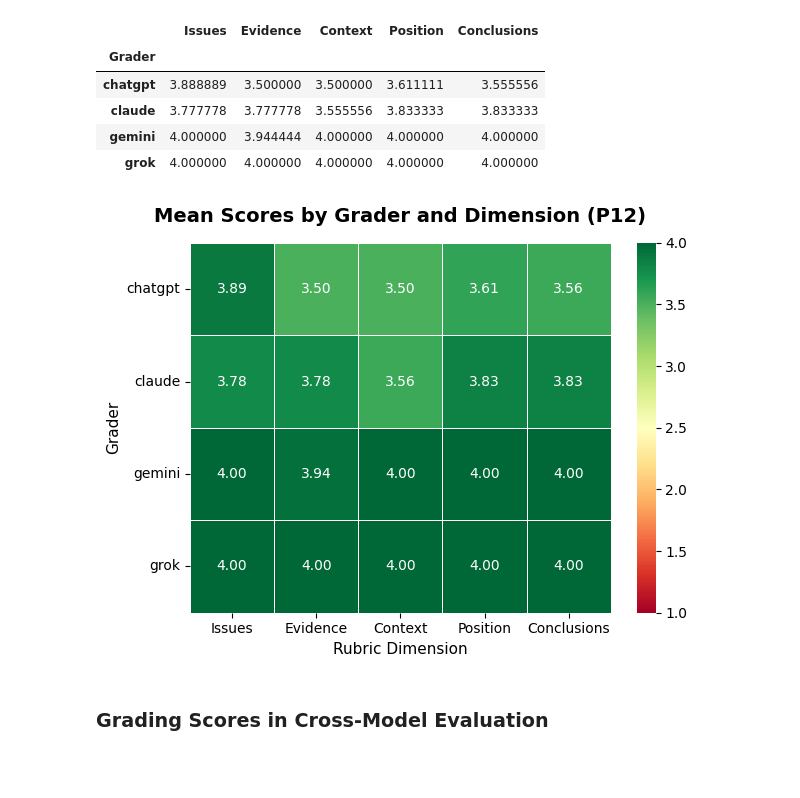
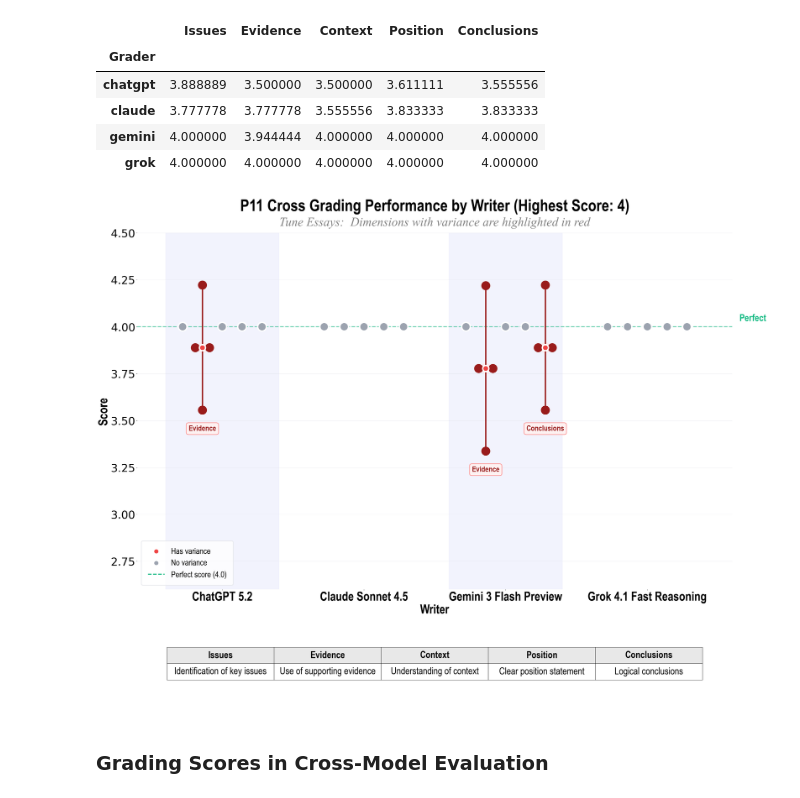
Before and after one commit to raminguyen/ai-assessment, a Jupyter notebook: src/visualize_scores_p11.ipynb, the cells around one changed output. Cells and saved outputs as stored; diff of their text form; code cells hidden in the pictures; blank space fills up the shorter version.

Commit message:
make two charts bigger

```diff
--- a/src/visualize_scores_p11.ipynb
+++ b/src/visualize_scores_p11.ipynb
@@ -37,29 +37,6 @@ heatmap_data
 | claude | 3.777778 | 3.777778 | 3.555556 | 3.833333 | 3.833333 |
 | gemini | 4.000000 | 3.944444 | 4.000000 | 4.000000 | 4.000000 |
 | grok | 4.000000 | 4.000000 | 4.000000 | 4.000000 | 4.000000 |
-# %%
-sns.heatmap(
-    heatmap_data,
-    annot=True,
-    fmt='.2f',
-    cmap='RdYlGn',
-    vmin=1,
-    vmax=4,
-    linewidths=0.5,
-    linecolor='white'
-)
-
-plt.title('Mean Scores by Grader and Dimension (P12)', fontsize=14, fontweight='bold', pad=15)
-plt.xlabel('Rubric Dimension', fontsize=25=25=25=25=11)
-plt.ylabel('Grader', fontsize=11)
-plt.xticks(rotation=0)
-plt.yticks(rotation=0)
-
-plt.tight_layout()
-#plt.savefig('heatmap_grader_dimension_p12.png', dpi=150, bbox_inches='tight')
-plt.show()
-# %% [output]
-[figure, removed]
 # %%
 p11_tuned = scores[(scores['Prompt'] == "p11") & (scores['EssayType'] == "tune")]
 # %%
@@ -71,7 +48,7 @@ dimensions = ['Issues', 'Evidence', 'Context', 'Position', 'Conclusions']
 # Create figure with 2 subplots
 fig, (ax1, ax2) = plt.subplots(
     2, 1,
-    figsize=(32, 24),
+    figsize=(34, 26),
     gridspec_kw={'height_ratios': [4, 1]}
 )
 fig.patch.set_facecolor('white')
@@ -101,14 +78,14 @@ for m_idx, model in enumerate(models):
 
         if has_variance:
             # Glow effect
-            ax1.scatter(x, y, color='#fee2e2', s=1000, zorder=3, alpha=0.5)
+            ax1.scatter(x, y, color='#fee2e2', s=1500, zorder=3, alpha=0.5)
 
             # Error bars
             ax1.plot([x, x], [y - std_score, y + std_score], color='#991b1b',
                     linewidth=5, zorder=4, solid_capstyle='round')
-            ax1.scatter([x, x], [y - std_score, y + std_score], color='#991b1b', s=60, zorder=5)
+            ax1.scatter([x, x], [y - std_score, y + std_score], color='#991b1b', s=1000, zorder=5)
             ax1.plot([x - 0.05, x + 0.05], [y, y], color='#991b1b', linewidth=5, zorder=4)
-            ax1.scatter([x - 0.05, x + 0.05], [y, y], color='#991b1b', s=60, zorder=5)
+            ax1.scatter([x - 0.05, x + 0.05], [y, y], color='#991b1b', s=1000, zorder=5)
 
             # Red dot
             ax1.scatter(x, y, color='#ef4444', s=500, zorder=6, edgecolors='white', linewidths=5)
@@ -124,10 +101,10 @@ for m_idx, model in enumerate(models):
             )
         else:
             # Gray glow
-            ax1.scatter(x, y, color='#e5e7eb', s=800, zorder=3, alpha=0.4)
+            ax1.scatter(x, y, color='#e5e7eb', s=1000, zorder=3, alpha=0.4)
 
             # Gray dot
-            ax1.scatter(x, y, color='#9ca3af', s=450, zorder=6, edgecolors='white', linewidths=5)
+            ax1.scatter(x, y, color='#9ca3af', s=1000, zorder=6, edgecolors='white', linewidths=5)
 
 # Styling
 ax1.set_xticks(range(len(models)))
@@ -163,45 +140,47 @@ leg.get_frame().set_linewidth(3)
 for text in leg.get_texts():
     text.set_fontfamily('Arial Narrow')
 
-# Subtitle (just above axes)
-ax1.text(0.5, 1.02, 'Tune Essays:  Dimensions with variance are highlighted in red',
-        transform=ax1.transAxes, ha='center', fontsize=35, fontfamily='Times New Roman',
-        color='gray', style='italic')
-
-# Title (pushed above subtitle via pad)
+# Title
 ax1.set_title('P11 Cross Grading Performance by Writer (Highest Score: 4)',
              fontsize=60, fontfamily='Arial Narrow', fontweight='bold', color='black', pad=80)
+
+# Subtitle
+ax1.text(0.5, 1.02, 'Tune Essays:  Dimensions with variance are highlighted in red',
+        transform=ax1.transAxes, ha='center', fontsize=45, fontfamily='Times New Roman',
+        color='gray', style='italic')
 
 # Legend table (ax2)
 ax2.set_facecolor('white')
 ax2.axis('off')
 
 table_data = [
     ['Issues', 'Evidence', 'Context', 'Position', 'Conclusions'],
     ['Identification of key issues', 'Use of supporting evidence', 'Understanding of context', 'Clear position statement', 'Logical conclusions']
 ]
 
 table = ax2.table(
     cellText=table_data,
     loc='center',
     cellLoc='center',
     colWidths=[0.18, 0.18, 0.18, 0.18, 0.18]
 )
 
 table.auto_set_font_size(False)
 table.set_fontsize(35)
 table.scale(1, 4)
 
 # Style table
 for c in range(5):
     table[0, c].set_facecolor('#e8e8e8')
     table[0, c].set_text_props(fontweight='bold', fontfamily='Arial Narrow', color='black')
     table[1, c].set_facecolor('white')
     table[1, c].set_text_props(fontfamily='Arial Narrow', color='black')
 
 plt.tight_layout()
 plt.savefig('p11_tuned_crosshair.png', dpi=600, bbox_inches='tight', facecolor='white')
 plt.show()
+# %% [output]
+[figure, added]
 # %% [markdown]
 ### Grading Scores in Cross-Model Evaluation
 # %%
```
Also changed, not shown: 1 other file.
